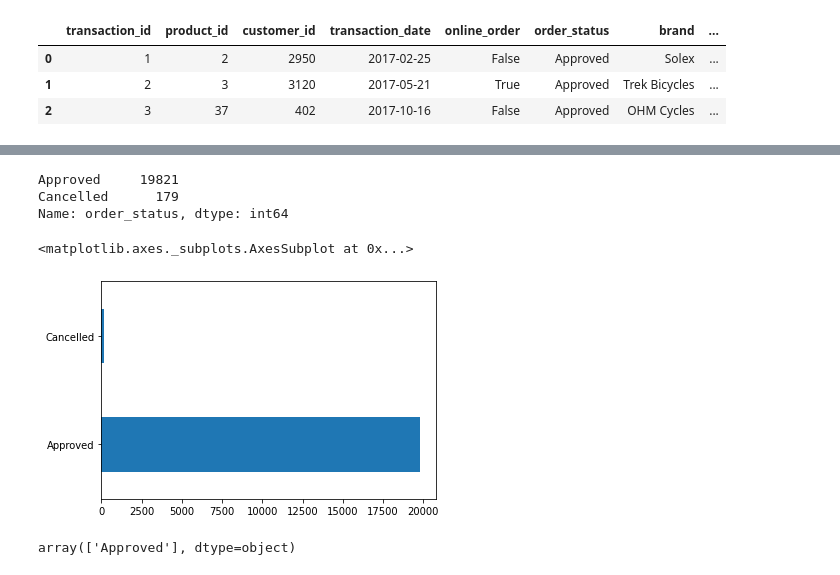
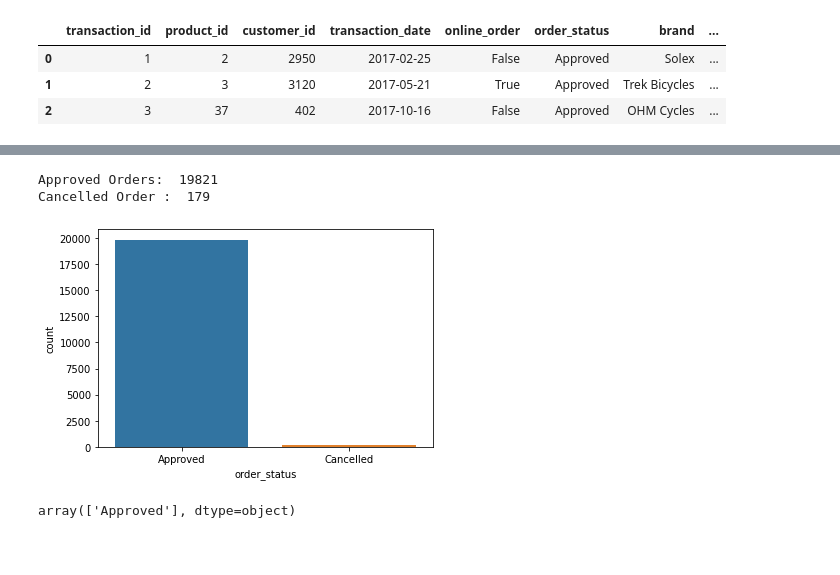
Before and after one commit to NUELBUNDI/PDS_PROJECT, a Jupyter notebook: Final_Project_Lee_Bundi_102586.ipynb, the cells around one changed output, grey strips where cells are left out. Drawn from its saved outputs; the diff is of its cells as text; code cells hidden in the pictures; blank space fills up the shorter version.

```diff
--- a/Final_Project_Lee_Bundi_102586.ipynb
+++ b/Final_Project_Lee_Bundi_102586.ipynb
@@ -193,13 +216,16 @@ data.head(3)
 # %%
 # count the canceled orders then drop them
-print(data['order_status'].value_counts())
-data['order_status'].value_counts().plot.barh()
+# print(data['order_status'].value_counts())
+# data['order_status'].value_counts().plot.barh()
+
+ax = sns.countplot(data['order_status'],label="Count")
+B, M = data['order_status'].value_counts()
+print('Approved Orders: ',B)
+print('Cancelled Order : ',M)
 # %% [output]
-Approved     19821
-Cancelled      179
-Name: order_status, dtype: int64
+Approved Orders:  19821
+Cancelled Order :  179
-<matplotlib.axes._subplots.AxesSubplot at 0x...>
-[figure, old version]
+[figure, new version]
 # %%
 # drop cancelled orders in our data
 
```
Also changed, not shown: parts of 13 cells of this notebook.
